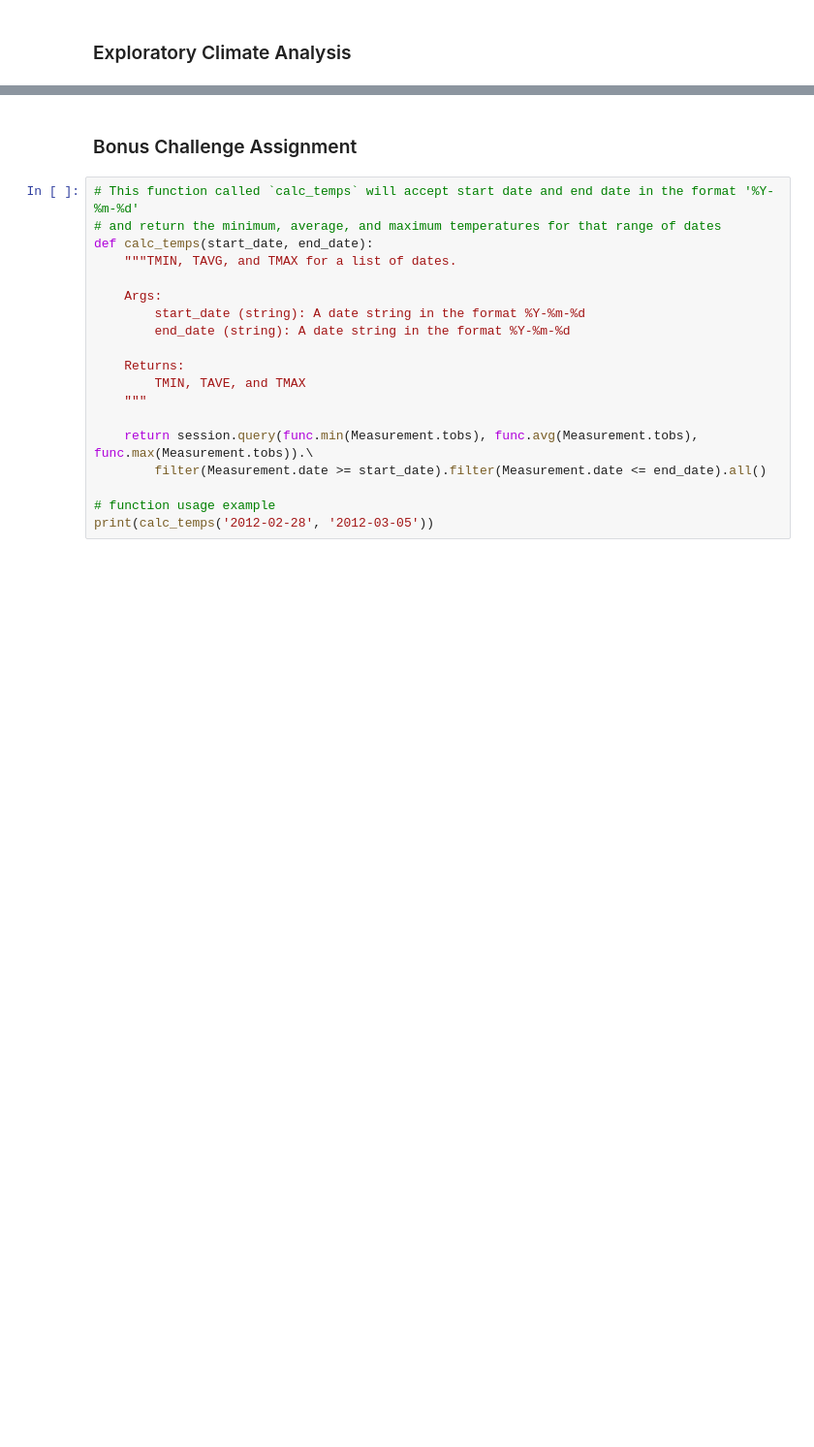
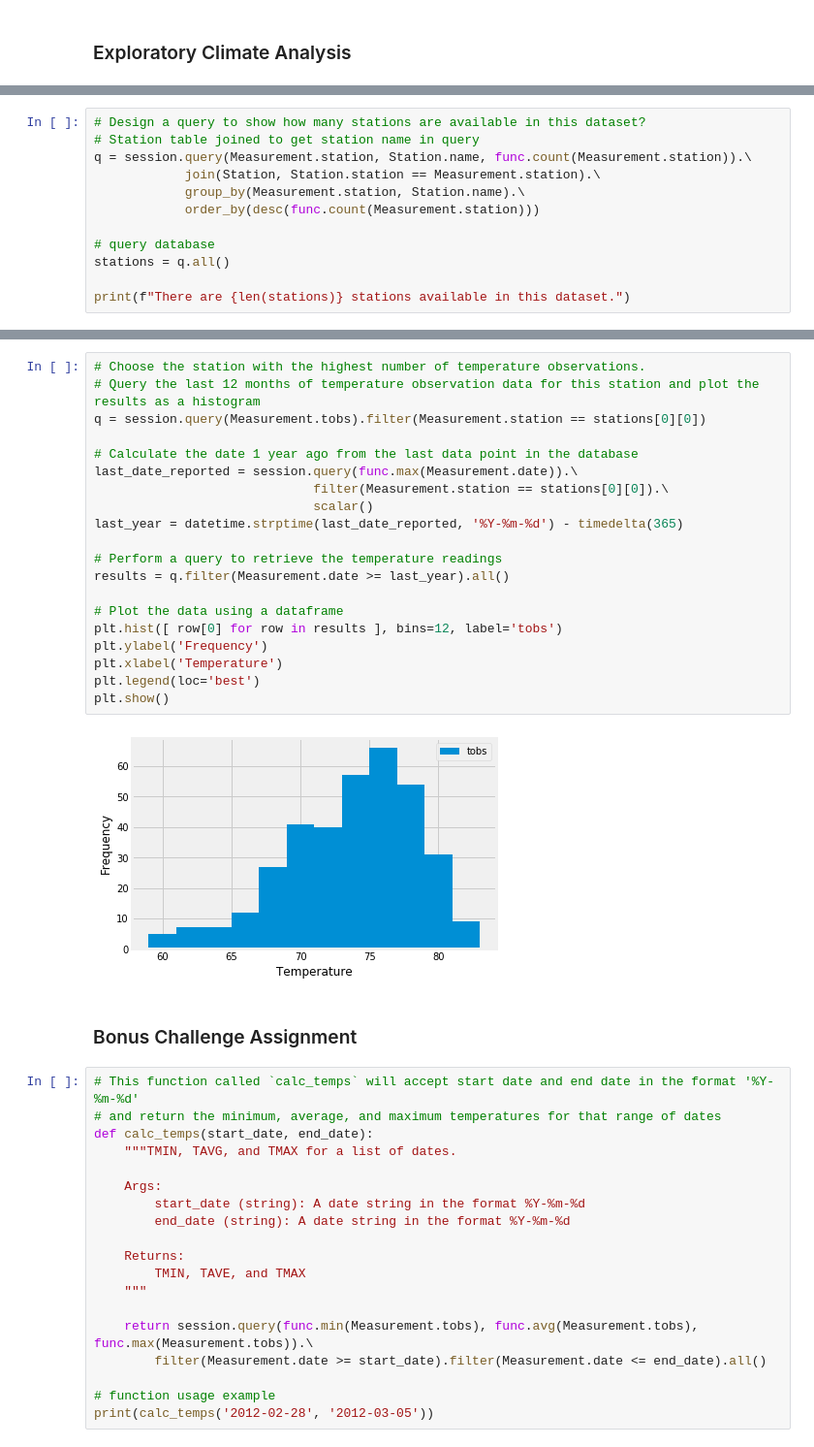
Before and after one commit to tomtav/sqlalchemy-challenge, a Jupyter notebook: analysis.ipynb, the cells around one changed output, grey strips where cells are left out. Shown: that part at 97% size. Drawn from its saved outputs; the diff is of its cells as text; blank space fills up the shorter version.

```diff
--- a/analysis.ipynb
+++ b/analysis.ipynb
@@ -80,0 +120,12 @@ df.sort_values(by='date', ascending=True, inplace=True)
+# %%
+# Design a query to show how many stations are available in this dataset?
+# Station table joined to get station name in query
+q = session.query(Measurement.station, Station.name, func.count(Measurement.station)).\
+            join(Station, Station.station == Measurement.station).\
+            group_by(Measurement.station, Station.name).\
+            order_by(desc(func.count(Measurement.station)))
+
+# query database
+stations = q.all()
+
+print(f"There are {len(stations)} stations available in this dataset.")
@@ -90,3 +175,25 @@ df.sort_values(by='date', ascending=True, inplace=True)
+# %%
+# Choose the station with the highest number of temperature observations.
+# Query the last 12 months of temperature observation data for this station and plot the results as a histogram
+q = session.query(Measurement.tobs).filter(Measurement.station == stations[0][0])
+
+# Calculate the date 1 year ago from the last data point in the database
+last_date_reported = session.query(func.max(Measurement.date)).\
+                             filter(Measurement.station == stations[0][0]).\
+                             scalar()
+last_year = datetime.strptime(last_date_reported, '%Y-%m-%d') - timedelta(365)
+
+# Perform a query to retrieve the temperature readings
+results = q.filter(Measurement.date >= last_year).all()
+
+# Plot the data using a dataframe
+plt.hist([ row[0] for row in results ], bins=12, label='tobs')
+plt.ylabel('Frequency')
+plt.xlabel('Temperature')
+plt.legend(loc='best')
+plt.show()
+# %% [output]
+[figure, added]
 # %% [markdown]
 ### Bonus Challenge Assignment
 # %%
```
Also changed, not shown: parts of 14 cells of this notebook.
